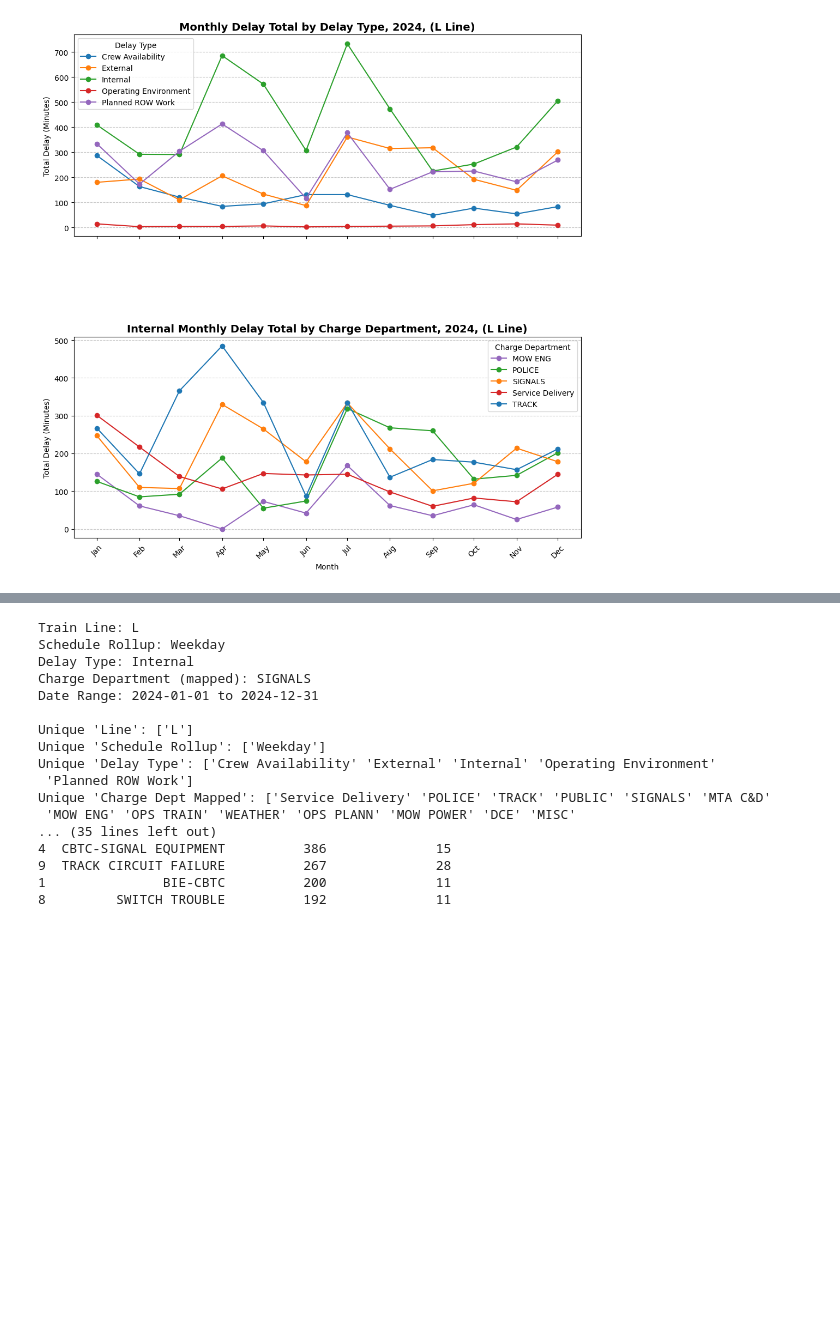
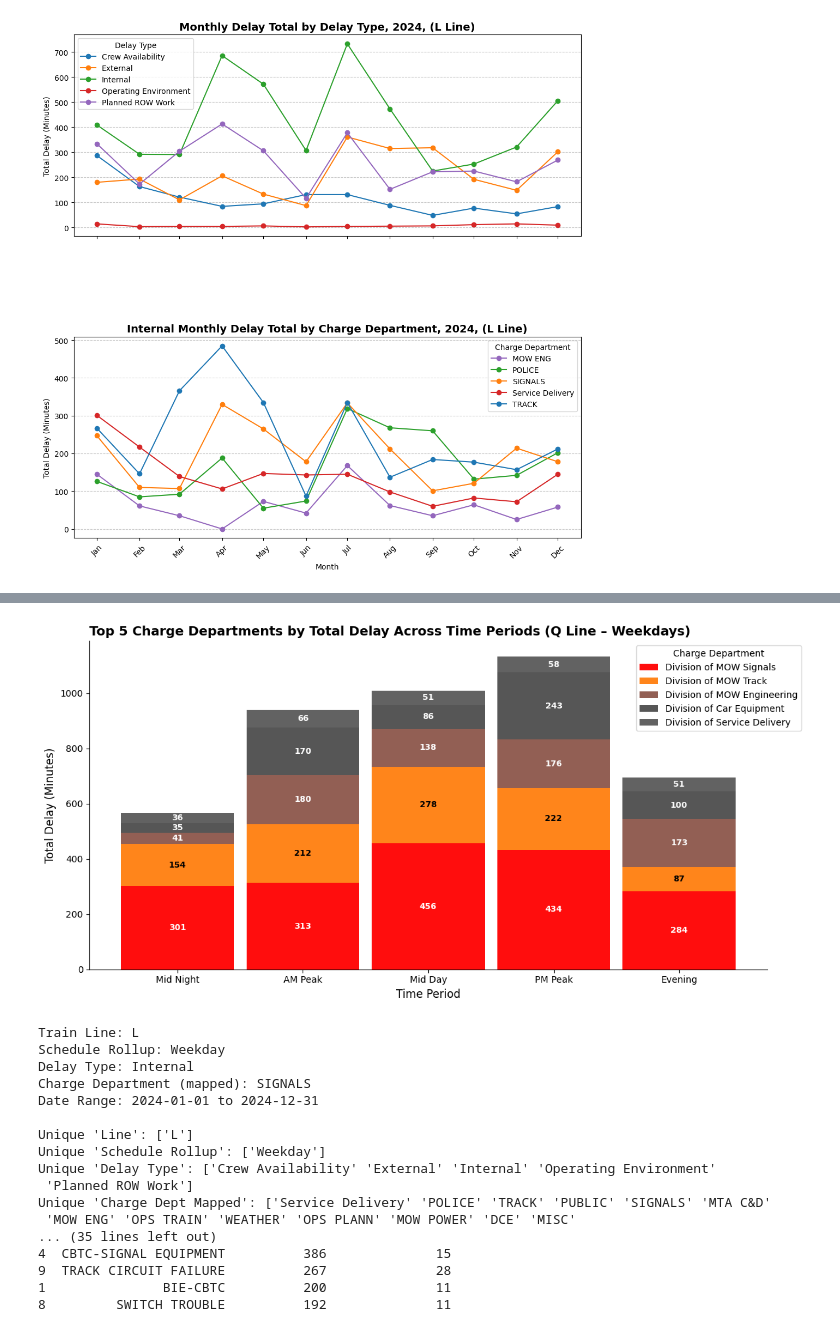
Before and after one commit to hawa1983/SD, a Jupyter notebook: 2024_L_Line_Review.ipynb, the cells around one changed output, grey strips where cells are left out. Cells and saved outputs as stored; diff of their text form; code cells hidden in the pictures; blank space fills up the shorter version.

```diff
--- a/2024_L_Line_Review.ipynb
+++ b/2024_L_Line_Review.ipynb
@@ -263,3 +263,98 @@ plt.tight_layout()
 plt.show()
 # %% [output]
 [figure]
+# %%
+import pandas as pd
+import matplotlib.pyplot as plt
+import matplotlib.colors as mcolors
+
+# === Clean and Standardize Key Columns ===
+data['Line'] = data['Line'].astype(str).str.strip().str.upper()
+data['Schedule Rollup'] = data['Schedule Rollup'].astype(str).str.strip()
+data['Delay Type'] = data['Delay Type'].astype(str).str.strip()
+data['Charge Department'] = data['Charge Department'].astype(str).str.strip()
+
+# Ensure 'Incident Time' is datetime
+data['Incident Time'] = pd.to_datetime(data['Incident Time'], errors='coerce')
+data = data.dropna(subset=['Incident Time'])  # Drop rows with invalid times
+
+# Create fractional hour
+data['FractionalHour'] = data['Incident Time'].dt.hour + data['Incident Time'].dt.minute / 60.0
+
+# Define peak periods
+def assign_period(hour):
+    if 0.0 <= hour < 6.0:
+        return 'Mid Night'
+    elif 6.0 <= hour < 10.0:
+        return 'AM Peak'
+    elif 10.0 <= hour < 15.0:
+        return 'Mid Day'
+    elif 15.0 <= hour < 19.0:
+        return 'PM Peak'
+    elif 19.0 <= hour < 24.0:
+        return 'Evening'
+    return None
+
+data['Period'] = data['FractionalHour'].apply(assign_period)
+
+# === Filter data ===
+filtered_data = data[
+    (data['Delay Type'] == 'Internal') &
+    (data['Line'] == train_line) &
+    (data['Schedule Rollup'] == 'Weekday')
+]
+
+# Debug filtered data
+print("Filtered data count:", len(filtered_data))
+print("Unique periods in filtered data:", filtered_data['Period'].unique())
+print("Unique charge departments in filtered data:", filtered_data['Charge Department'].unique())
+print("Earliest incident:", filtered_data['Incident Time'].min())
+print("Latest incident:", filtered_data['Incident Time'].max())
+
+# Ensure 'Delay Total' is numeric
+filtered_data['Delay Total'] = pd.to_numeric(filtered_data['Delay Total'], errors='coerce').fillna(0)
+
+# Group by Period and Charge Department
+grouped = filtered_data.groupby(['Period', 'Charge Department'])['Delay Total'].sum().unstack(fill_value=0)
+
+# Check grouping results
+print("\nGroup sum preview:\n", grouped.head())
+
+# Get top 5 departments
+top5 = grouped.sum().nlargest(5).index
+grouped = grouped[top5]
+
+# Reorder periods
+ordered_periods = ['Mid Night', 'AM Peak', 'Mid Day', 'PM Peak', 'Evening']
+grouped = grouped.reindex(ordered_periods)
+
+# Confirm final plot data
+print("\nFinal grouped data for plotting:\n", grouped)
+
+# === Plot ===
+custom_colors = ['#ff0000', '#ff7f0e', '#8c564b', '#4d4d4d', '#595959']
+fig, ax = plt.subplots(figsize=(12, 6))
+grouped.plot(kind='bar', stacked=True, color=custom_colors, width=0.9, alpha=0.95, ax=ax)
+
+# Annotate bars
+for bar in ax.patches:
+    height = bar.get_height()
+    if height > 0:
+        x = bar.get_x() + bar.get_width() / 2
+        y = bar.get_y() + height / 2
+        r, g, b, _ = mcolors.to_rgba(bar.get_facecolor())
+        brightness = r * 0.299 + g * 0.587 + b * 0.114
+        text_color = 'white' if brightness < 0.5 else 'black'
+        ax.text(x, y, int(height), ha='center', va='center', fontsize=9, color=text_color, fontweight='bold')
+
+# Layout
+ax.set_title("Top 5 Charge Departments by Total Delay Across Time Periods (Q Line – Weekdays)", fontsize=14, fontweight='bold', loc='left')
+plt.xlabel('Time Period', fontsize=12)
+plt.ylabel('Total Delay (Minutes)', fontsize=12)
+plt.xticks(rotation=0, fontsize=10)
+plt.legend(title='Charge Department', bbox_to_anchor=(0.8, 1), loc='upper left', fontsize=10)
+ax.spines['top'].set_visible(False)
+ax.spines['right'].set_visible(False)
+plt.tight_layout()
+plt.show()
+# %% [output]
@@ -266,3 +383,4 @@ plt.show()
+[figure, added]
 # %%
 import pandas as pd
 import matplotlib.pyplot as plt
```
Also changed, not shown: parts of 3 cells of this notebook.
